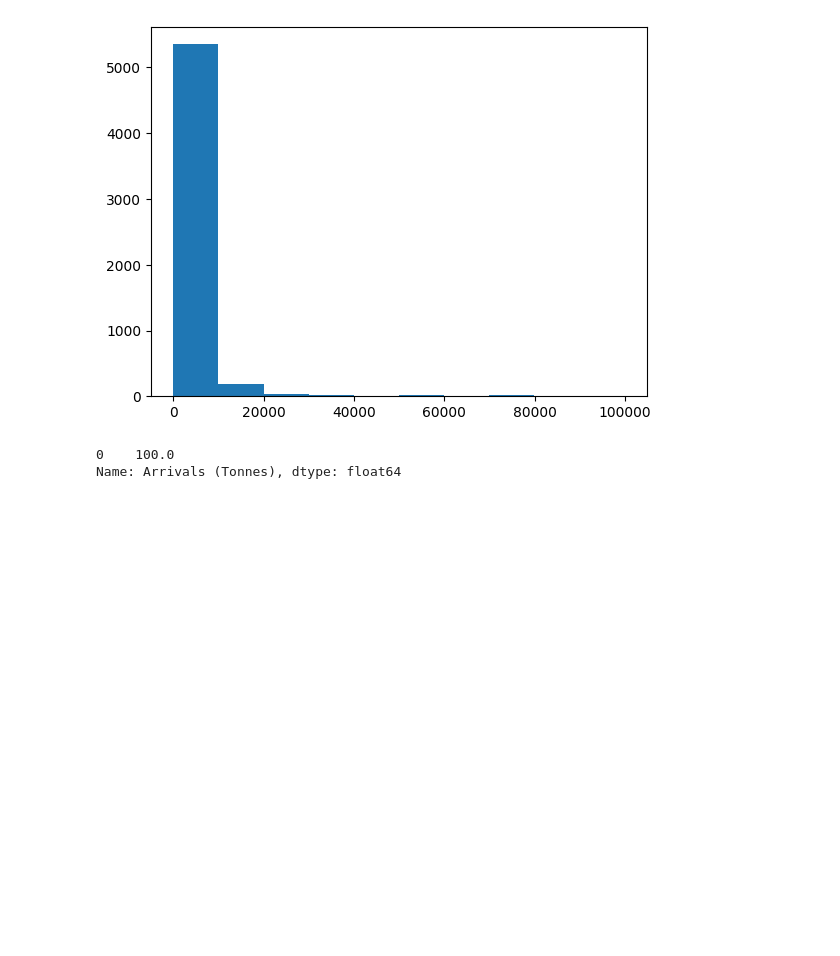
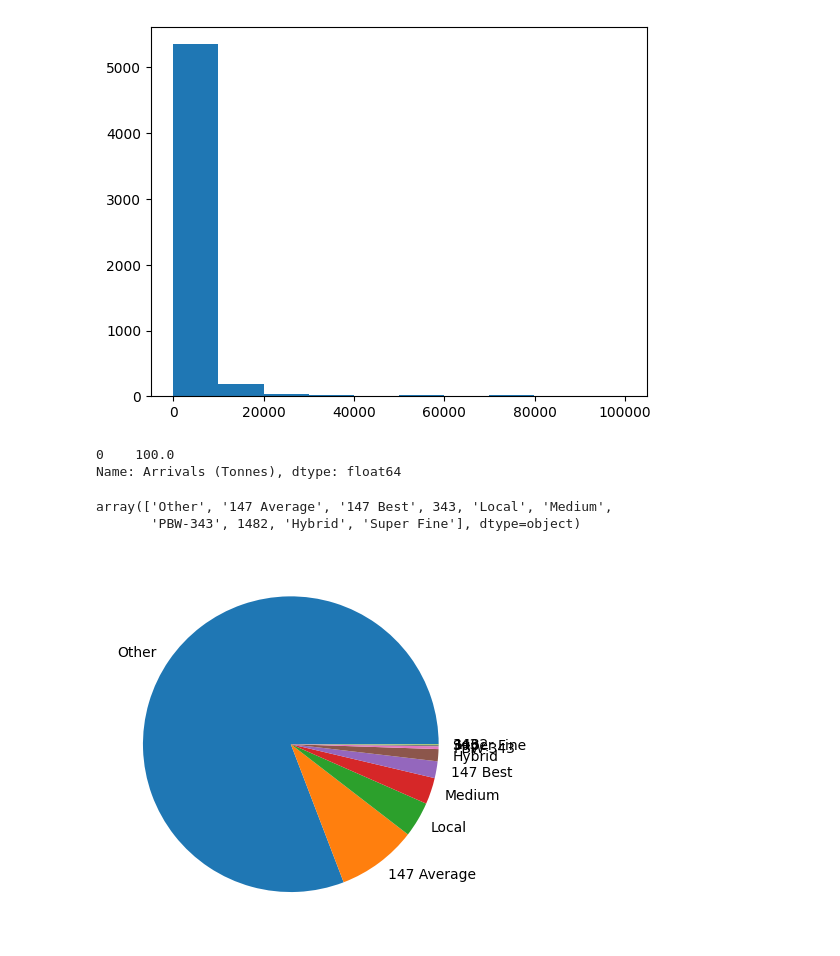
Before and after one commit to akshayerk12/Agri_data_work, a Jupyter notebook: Data Cleaning.ipynb, the cells around one changed output. Drawn from its saved outputs; the diff is of its cells as text; code cells hidden in the pictures; blank space fills up the shorter version.

```diff
--- a/Data Cleaning.ipynb
+++ b/Data Cleaning.ipynb
@@ -19,14 +19,33 @@ class DataClean:
         df[col]=df[col].fillna(n)
         return df[col]
 
+    def unique_items(self,df,col):
+        return df[col].unique()
 
+    def drop_col(self, df, col):
+        df.drop(columns=col,inplace=True)
 
     def check_na_sum(self,df):
         return df.isna().sum()
 
+    def pie_chart(self,df,col):
+        plt.pie(df[col].value_counts(),labels=df[col].value_counts().index)
+
 
     def histogram(self,col): #plotting histogram
         plt.hist(col)
+
+
+    def tonne_to_quintal(self, quant):
+        return quant*10
+
+    def apply_func(self, df, col, func):
+        df[col]=df[col].apply(self.tonne_to_quintal)
+
+    def col_rename(self, old, new):
+        df.rename(columns={
+            old:new
+        }, inplace= True)
 # %%
 dc=DataClean()
 # %%
@@ -99,3 +118,12 @@ df['Arrivals (Tonnes)'] = dc.Null_Value_Handling(df, 'Arrivals (Tonnes)')
 # %% [output]
 0    100.0
 Name: Arrivals (Tonnes), dtype: float64
+# %%
+dc.unique_items(df,'Variety')
+# %% [output]
+array(['Other', '147 Average', '147 Best', 343, 'Local', 'Medium',
+       'PBW-343', 1482, 'Hybrid', 'Super Fine'], dtype=object)
+# %%
+dc.pie_chart(df,'Variety')
+# %% [output]
+[figure, added]
```
Also changed, not shown: parts of 3 cells of this notebook.
